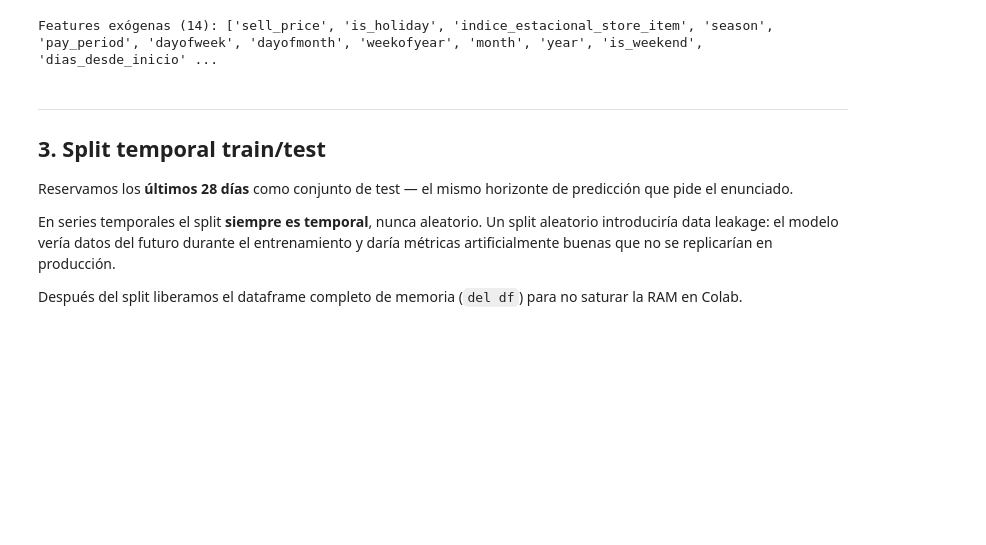
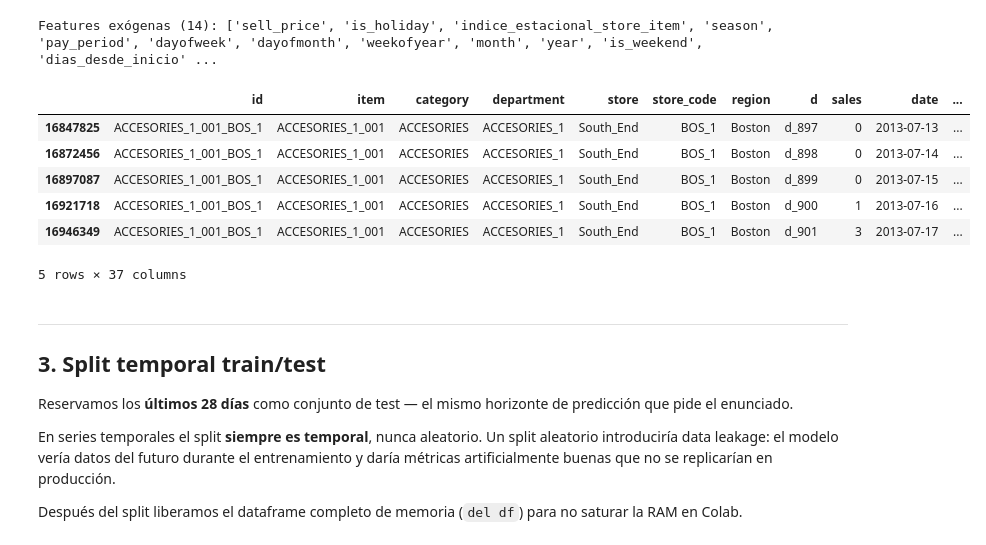
Before and after one commit to luciazarpe/TFM, a Jupyter notebook: modelizacion.ipynb, the cells around one changed output. Drawn from its saved outputs; the diff is of its cells as text; code cells hidden in the pictures; blank space fills up the shorter version.

Commit message:
Add files via upload
introduzco variables temporales y clustering de tiendas

```diff
--- a/modelizacion.ipynb
+++ b/modelizacion.ipynb
@@ -182,3 +180,7 @@ Name: count, dtype: int64
+# %%
+df_clusters_tiendas = pd.read_csv(DATA_PATH + "stores_clusters.csv")
+df_clusters_tiendas = df_clusters_tiendas.rename(columns={"cluster_kmeans": "cluster_tienda"})
+df = df.merge(df_clusters_tiendas[["store_code", "cluster_tienda"]], on='store_code', how='left')
 # %% [markdown]
 ### **2.3 Features exógenas**
 
@@ -201,0 +261,12 @@ Features exógenas (14): ['sell_price', 'is_holiday', 'indice_estacional_store_i
+# %%
+df, FEATURES_HISTORICAS_CLF = crear_features_historicas_clf( df = df,horizonte=28)
+# %%
+df.head()
+# %% [output]
+|  | id | item | category | department | store | store_code | region | d | sales | date | ... |
+| 16847825 | ACCESORIES_1_001_BOS_1 | ACCESORIES_1_001 | ACCESORIES | ACCESORIES_1 | South_End | BOS_1 | Boston | d_897 | 0 | 2013-07-13 | ... |
+| 16872456 | ACCESORIES_1_001_BOS_1 | ACCESORIES_1_001 | ACCESORIES | ACCESORIES_1 | South_End | BOS_1 | Boston | d_898 | 0 | 2013-07-14 | ... |
+| 16897087 | ACCESORIES_1_001_BOS_1 | ACCESORIES_1_001 | ACCESORIES | ACCESORIES_1 | South_End | BOS_1 | Boston | d_899 | 0 | 2013-07-15 | ... |
+| 16921718 | ACCESORIES_1_001_BOS_1 | ACCESORIES_1_001 | ACCESORIES | ACCESORIES_1 | South_End | BOS_1 | Boston | d_900 | 1 | 2013-07-16 | ... |
+| 16946349 | ACCESORIES_1_001_BOS_1 | ACCESORIES_1_001 | ACCESORIES | ACCESORIES_1 | South_End | BOS_1 | Boston | d_901 | 3 | 2013-07-17 | ... |
+5 rows × 37 columns
```
Also changed, not shown: parts of 11 cells of this notebook.
